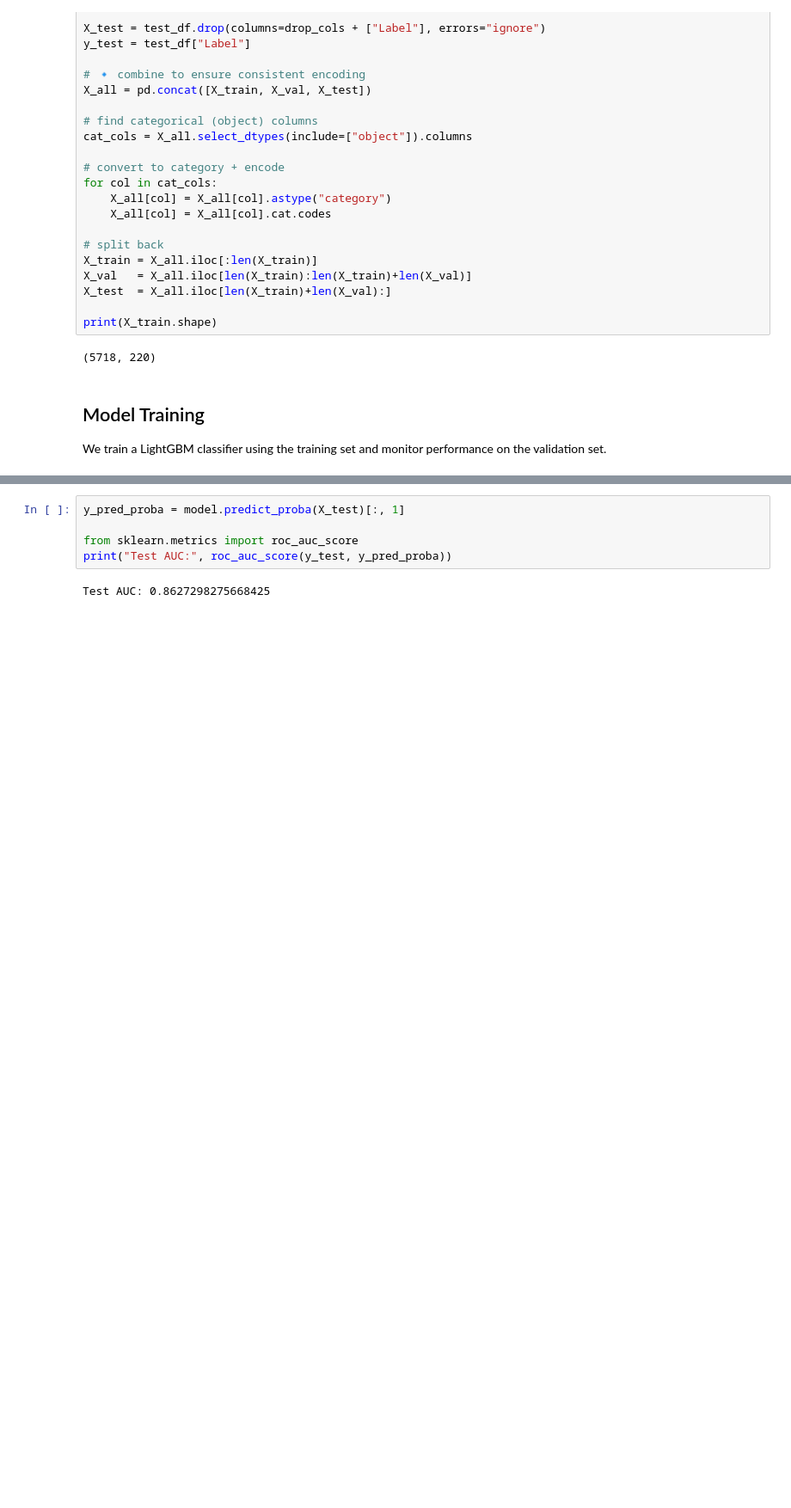
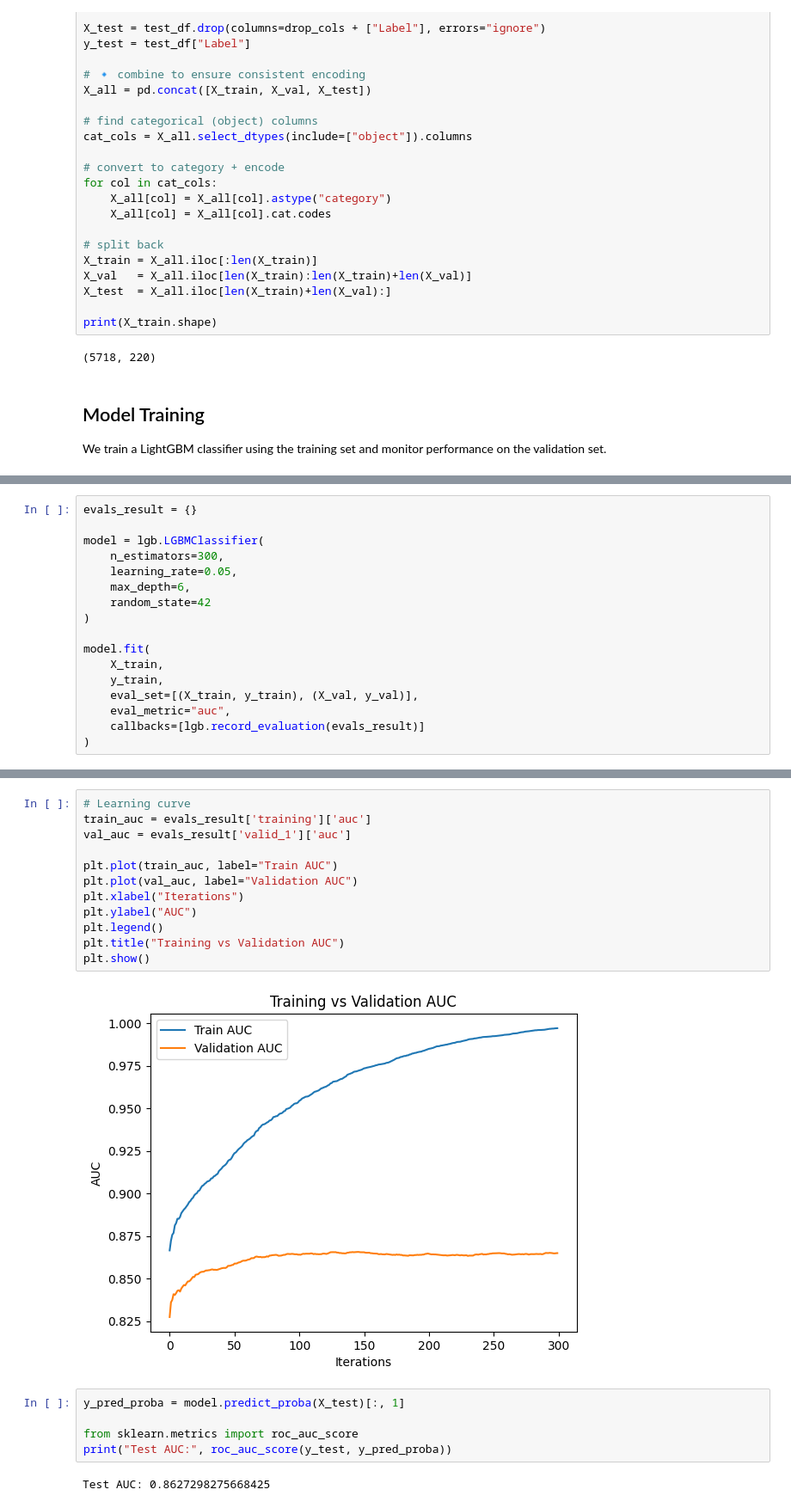
Before and after one commit to nikitarjsh/PIPER, a Jupyter notebook: src/lightGBM.ipynb, the cells around one changed output, grey strips where cells are left out. Shown at 86% size. Saved outputs shown, nothing was run; the diff lists cells and outputs as text; blank space fills up the shorter version.

Commit message:
learning curve plot

```diff
--- a/src/lightGBM.ipynb
+++ b/src/lightGBM.ipynb
@@ -100,0 +66,17 @@ LGBMClassifier(learning_rate=0.05, max_depth=6, n_estimators=300,
+# %%
+evals_result = {}
+
+model = lgb.LGBMClassifier(
+    n_estimators=300,
+    learning_rate=0.05,
+    max_depth=6,
+    random_state=42
+)
+
+model.fit(
+    X_train,
+    y_train,
+    eval_set=[(X_train, y_train), (X_val, y_val)],
+    eval_metric="auc",
+    callbacks=[lgb.record_evaluation(evals_result)]
+)
@@ -101,3 +103,17 @@ LGBMClassifier(learning_rate=0.05, max_depth=6, n_estimators=300,
+# %%
+# Learning curve
+train_auc = evals_result['training']['auc']
+val_auc = evals_result['valid_1']['auc']
+
+plt.plot(train_auc, label="Train AUC")
+plt.plot(val_auc, label="Validation AUC")
+plt.xlabel("Iterations")
+plt.ylabel("AUC")
+plt.legend()
+plt.title("Training vs Validation AUC")
+plt.show()
+# %% [output]
+[figure, added]
 # %%
 y_pred_proba = model.predict_proba(X_test)[:, 1]
 
```
Also changed, not shown: parts of 7 cells of this notebook.
